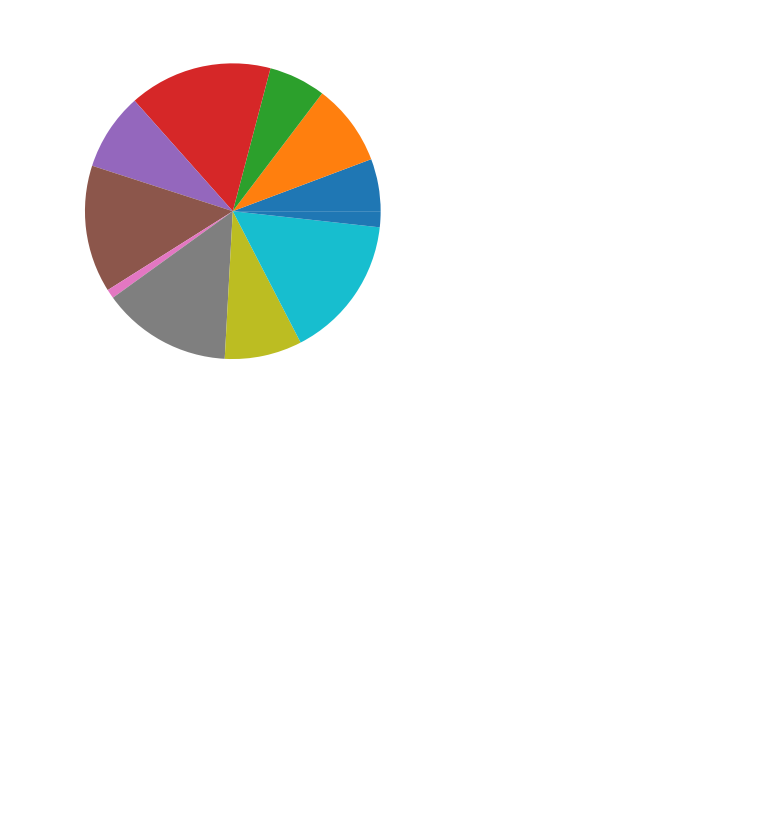
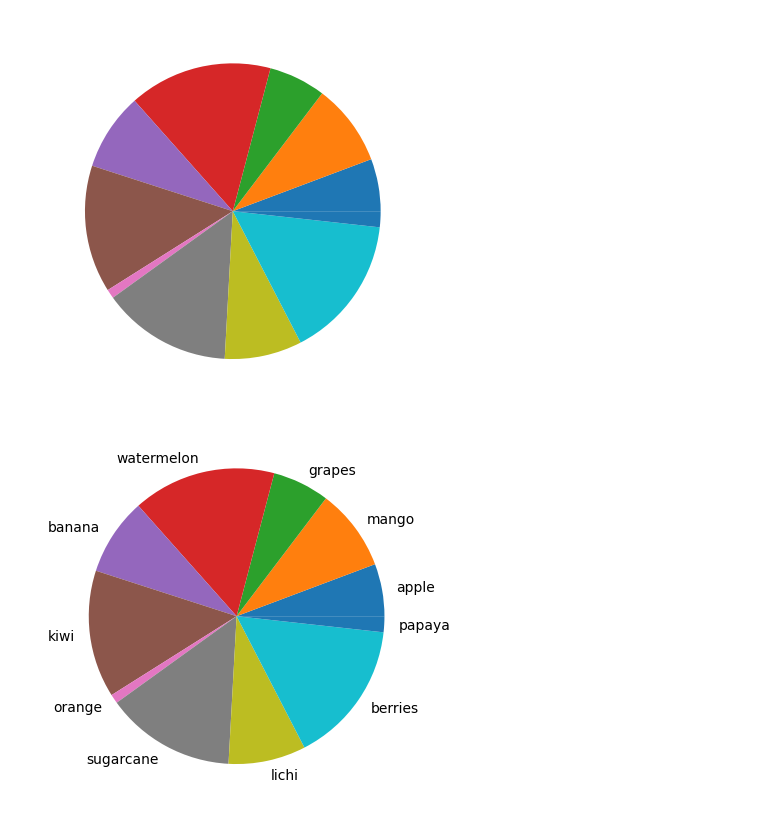
Before and after one commit to hrishavraj89/matplotlib, a Jupyter notebook: matplotlib.ipynb, the cells around one changed output. Saved outputs shown, nothing was run; the diff lists cells and outputs as text; code cells hidden in the pictures; blank space fills up the shorter version.

Commit message:
completed pie charts

```diff
--- a/matplotlib.ipynb
+++ b/matplotlib.ipynb
@@ -395,3 +395,9 @@ plt.show
 [figure]
 # %%
 #assigning labels
+data = [23,36,25,63,34,56,4,57,34,63,7]
+fruits = ['apple','mango','grapes','watermelon','banana','kiwi','orange','sugarcane','lichi','berries','papaya']
+plt.pie(data,labels=fruits)
+plt.show()
+# %% [output]
+[figure, added]
```
Also changed, not shown: parts of 6 cells of this notebook.
